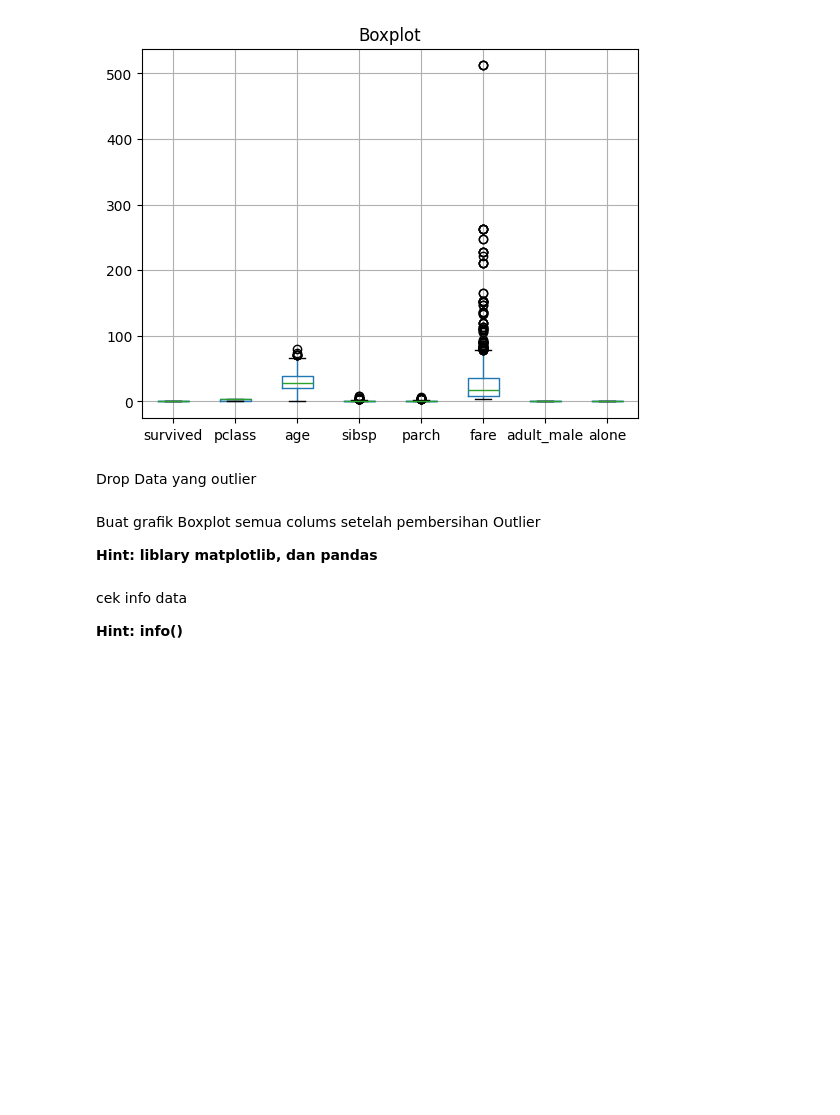
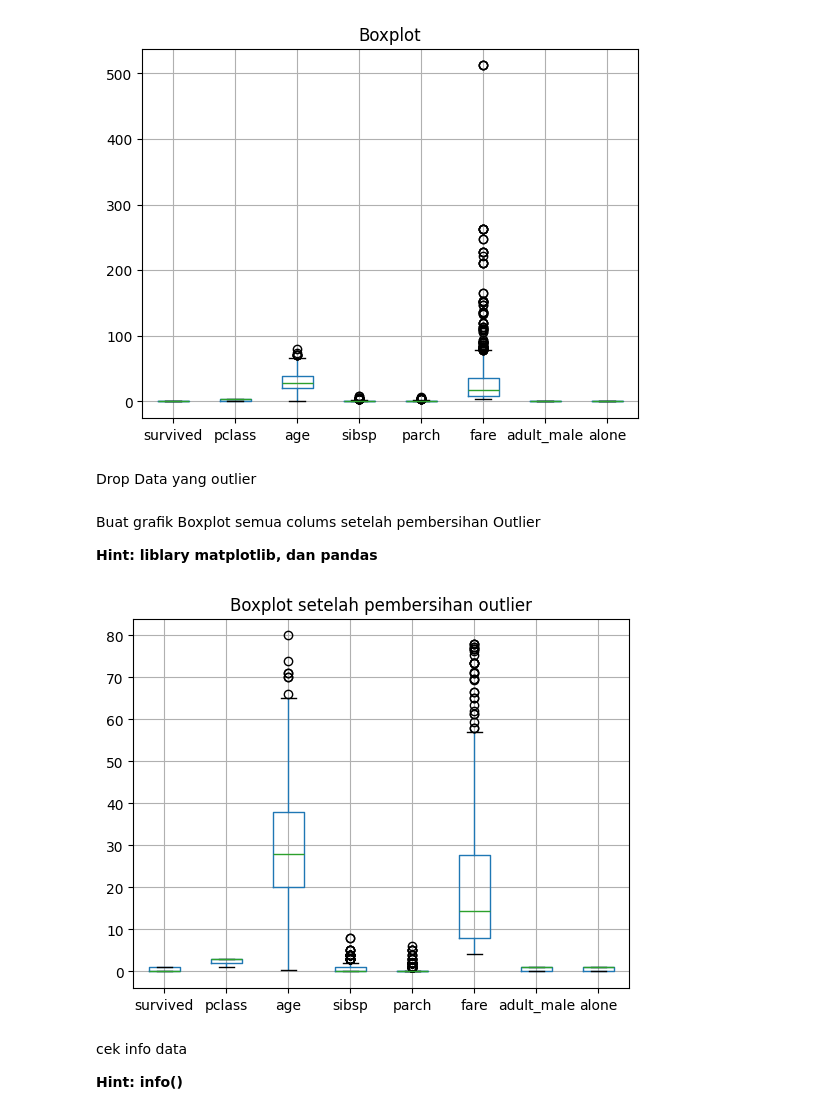
Before and after one commit to simamzz/Ngoding-DataMining, a Jupyter notebook: [IND] Tugas Pendahuluan Modul 1/MARK_TP_SYARIF IMAM MUSLIM_1202220108.ipynb, the cells around one changed output. Cells and saved outputs as stored; diff of their text form; code cells hidden in the pictures; blank space fills up the shorter version.

```diff
--- a/[IND] Tugas Pendahuluan Modul 1/MARK_TP_SYARIF IMAM MUSLIM_1202220108.ipynb
+++ b/[IND] Tugas Pendahuluan Modul 1/MARK_TP_SYARIF IMAM MUSLIM_1202220108.ipynb
@@ -99,8 +96,8 @@ Drop duplikasi data
 
 **Hint: drop_duplicates()**
 # %%
-df_cleaned = df.drop_duplicates()
-print("\nData setelah duplikat dihapus : \n", df_cleaned)
+df = df.drop_duplicates()
+print("\nData setelah duplikat dihapus : \n", df)
 # %% [output]
 Data setelah duplikat dihapus :
       survived  pclass     sex   age  sibsp  parch     fare embarked  class  \
@@ -214,4 +211,4 @@ Drop nilai null yang berada pada **embark_town**
 
 **hint: dropna() dan subset**
 # %%
-df_cleaned.dropna(subset=['embark_town'], inplace=True)
+df = df.dropna(subset=['embark_town'])
@@ -281,4 +273,4 @@ drop kolum yang tidak di butuhkan kolum **who**
 
 **Hint: drop()**
 # %%
-df_cleaned.drop(columns=['who'], inplace=True)
+df = df.drop(columns=['who'])
@@ -354,10 +341,25 @@ plt.show()
 [figure]
 # %% [markdown]
 Drop Data yang outlier
+# %%
+q1 = df['fare'].quantile(0.25)
+q3 = df['fare'].quantile(0.75)
+IQR = q3 - q1
+
+bawag = q1 - 1.5 * IQR
+atas = q3 + 1.5 * IQR
+
+df = df[(df['fare'] >= bawag) & (df['fare'] <= atas)]
 # %% [markdown]
 Buat grafik Boxplot semua colums setelah pembersihan Outlier
 
 **Hint: liblary matplotlib, dan pandas**
+# %%
+df.boxplot()
+plt.title("Boxplot setelah pembersihan outlier")
+plt.show()
+# %% [output]
+[figure, added]
 # %% [markdown]
 cek info data
 
```
Also changed, not shown: parts of 60 cells of this notebook.
